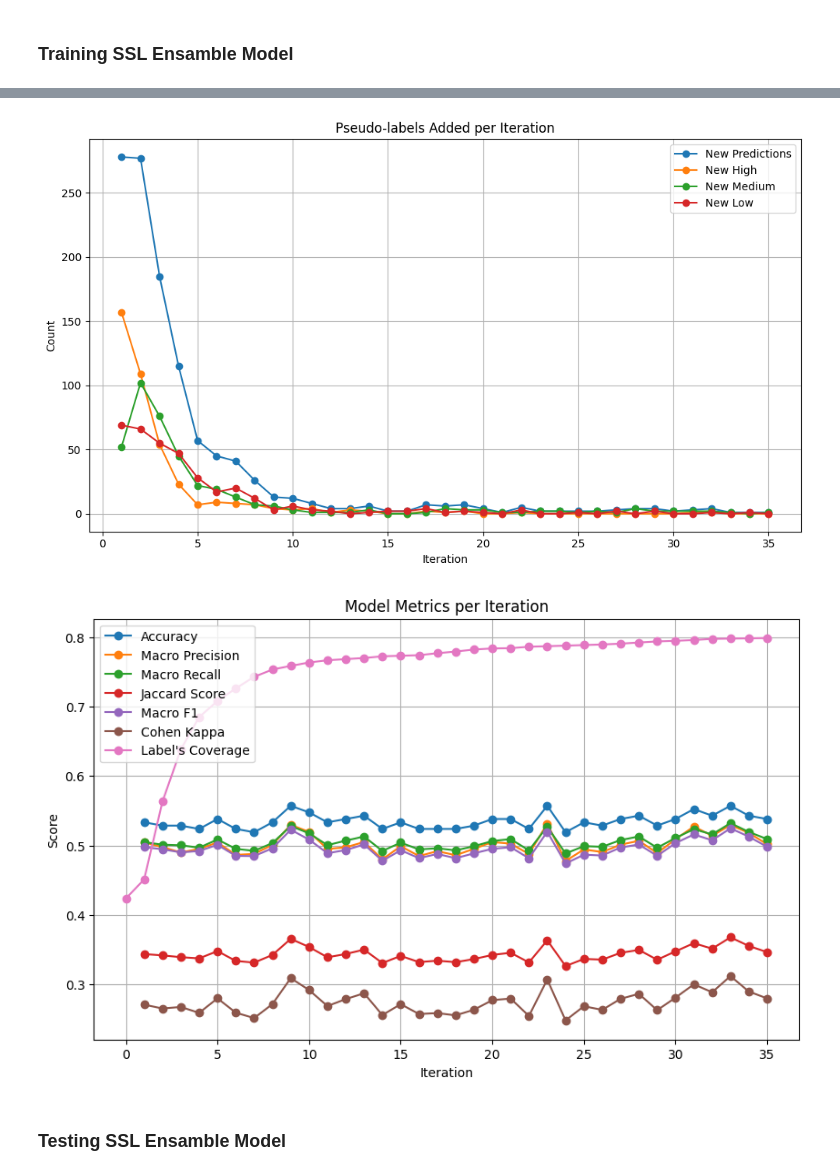
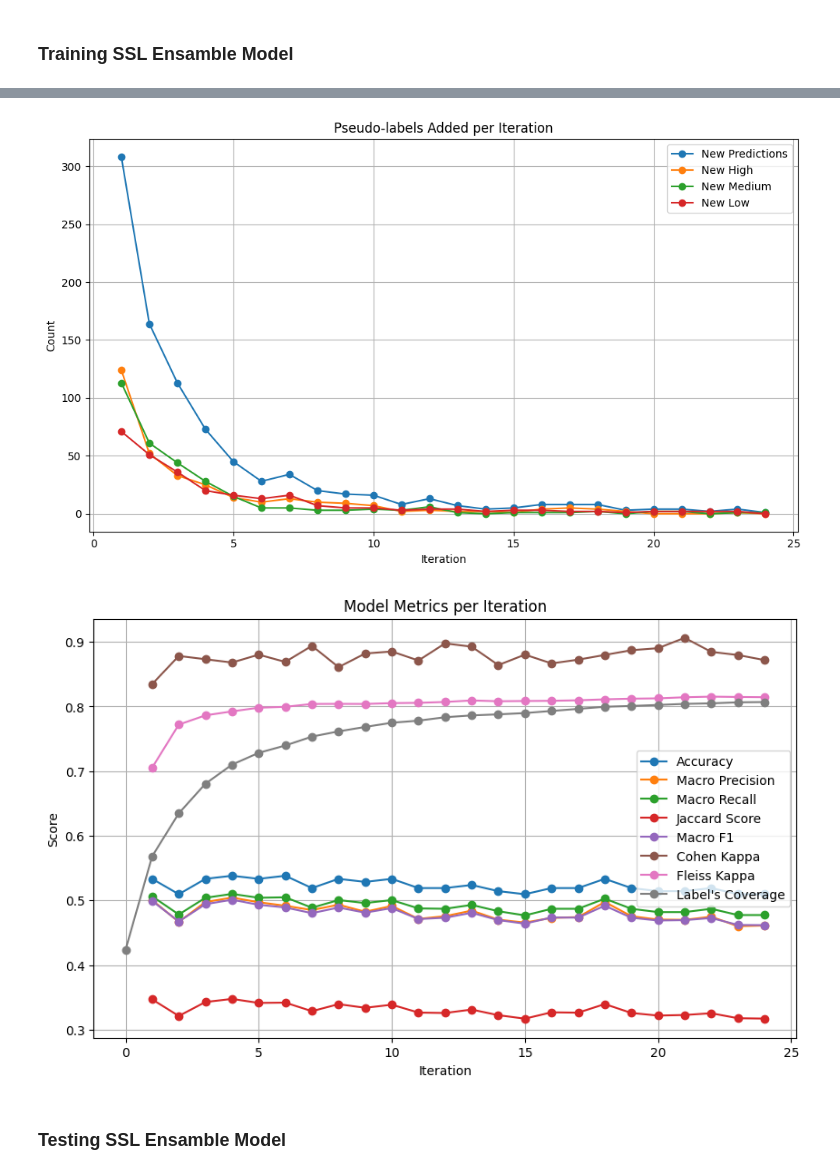
Before and after one commit to raqcoss/ML-water, a Jupyter notebook: self_learning.ipynb, the cells around one changed output, grey strips where cells are left out. Saved outputs shown, nothing was run; the diff lists cells and outputs as text; code cells hidden in the pictures.

```diff
--- a/self_learning.ipynb
+++ b/self_learning.ipynb
@@ -163,16 +163,25 @@ models = [CatBoostClassifier(iterations=500, class_weights=class_weights, verbos
 import pandas as pd
 from sklearn.metrics import accuracy_score, precision_score, recall_score, jaccard_score, f1_score
 from sklearn.metrics import cohen_kappa_score
+from statsmodels.stats.inter_rater import fleiss_kappa
+
 
 
 threshold = 0.75
-max_iter = 50
+max_iter = 40
+
+# Initialize metrics DataFrame
 metrics_df = pd.DataFrame(columns=['iteration','num_total_labels','num_new_predictions',
                                    'num_new_High','num_new_Medium','num_new_Low',
                                    'accuracy', 'macro_avg_precision','macro_avg_recall',
-                                   'jaccard_score', 'macro_avg_F1', 'cohen_kappa'])
-# Initialize metrics DataFrame
+                                   'jaccard_score', 'macro_avg_F1', 'cohen_kappa','fleiss_kappa'])
 metrics_df.loc[0,['iteration','num_total_labels']] = [0,len(df_copy[df_copy['semaforo'].notna()])]
+
+# Initialize voting matrix for Fleiss' kappa
+# Each row: a municipality
+# Each column: count of votes for each class (by models)
+num_classes = len(le.classes_)
+voting_matrix = np.zeros((x_test.shape[0], num_classes), dtype=int)
 
 for iteration in range(max_iter):
     print(f"---------------------\nIteration {iteration + 1}")
@@ -235,20 +244,38 @@ for iteration in range(max_iter):
     summed_test_probas = np.sum(norm_test_probas, axis=0)
     ensemble_preds = np.argmax(summed_test_probas, axis=1)
 
+     # Update voting matrix for Fleiss' kappa
+    for m, probs in enumerate(norm_test_probas):
+        model_votes = np.argmax(probs, axis=1)
+        for i, vote in enumerate(model_votes):
+            voting_matrix[i, vote] += 1
+
     accuracy = accuracy_score(y_test, ensemble_preds)
     macro_avg_precision = precision_score(y_test, ensemble_preds, average='macro')
     macro_avg_recall = recall_score(y_test, ensemble_preds, average='macro')
     jaccard = jaccard_score(y_test, ensemble_preds, average='macro')
     macro_avg_F1 = f1_score(y_test, ensemble_preds, average='macro')
-    cohen_kappa = cohen_kappa_score(y_test, ensemble_preds)
+
+    # Cohen's kappa (average agreement between models and ensemble)
+    kappas = []
+    for probs in norm_test_probas:
+        model_preds = np.argmax(probs, axis=1)
+        kappa = cohen_kappa_score(model_preds, ensemble_preds)
+        kappas.append(kappa)
+    cohen_kappa = np.mean(kappas)
+    fleiss_kappa_score = fleiss_kappa(voting_matrix)
 
 
     metrics_df.loc[iteration+1] = [iteration+1, num_total_labels, num_new_predictions,
                                  num_new_High, num_new_Medium, num_new_Low,
                                  accuracy, macro_avg_precision, macro_avg_recall,
-                                 jaccard, macro_avg_F1, cohen_kappa]
+                                 jaccard, macro_avg_F1, cohen_kappa, fleiss_kappa_score]
 
     print(f"Added {confident_mask.sum()} new pseudo-labeled points. \n---------------------")
+
+# After all iterations, calculate Fleiss' kappa for the voting matrix
+fleiss_kappa_score = fleiss_kappa(voting_matrix)
+print(f"Fleiss' kappa for model agreement on test set: {fleiss_kappa_score:.4f}")
 # %% [output]
 ---------------------
 Iteration 1
@@ -306,27 +333,28 @@ plt.grid(True)
 plt.tight_layout()
 plt.show()
 # %% [output]
-[figure, old version]
+[figure, new version]
 # %%
 import matplotlib.pyplot as plt
 
 plt.figure(figsize=(10,6))
 plt.plot(metrics_df['iteration'], metrics_df['accuracy'], label='Accuracy', marker='o')
 plt.plot(metrics_df['iteration'], metrics_df['macro_avg_precision'], label='Macro Precision', marker='o')
 plt.plot(metrics_df['iteration'], metrics_df['macro_avg_recall'], label='Macro Recall', marker='o')
 plt.plot(metrics_df['iteration'], metrics_df['jaccard_score'], label='Jaccard Score', marker='o')
 plt.plot(metrics_df['iteration'], metrics_df['macro_avg_F1'], label='Macro F1', marker='o')
 plt.plot(metrics_df['iteration'], metrics_df['cohen_kappa'], label='Cohen Kappa', marker='o')
+plt.plot(metrics_df['iteration'], metrics_df['fleiss_kappa'], label='Fleiss Kappa', marker='o')
 plt.plot(metrics_df['iteration'], metrics_df['coverage'], label="Label's Coverage", marker='o')
 
 
 plt.xlabel('Iteration')
 plt.ylabel('Score')
 plt.title('Model Metrics per Iteration')
 plt.legend()
 plt.grid(True)
 # %% [output]
-[figure, old version]
+[figure, new version]
 # %% [markdown]
 ### Testing SSL Ensamble Model
 # %%
```
Also changed, not shown: parts of 13 cells of this notebook.
